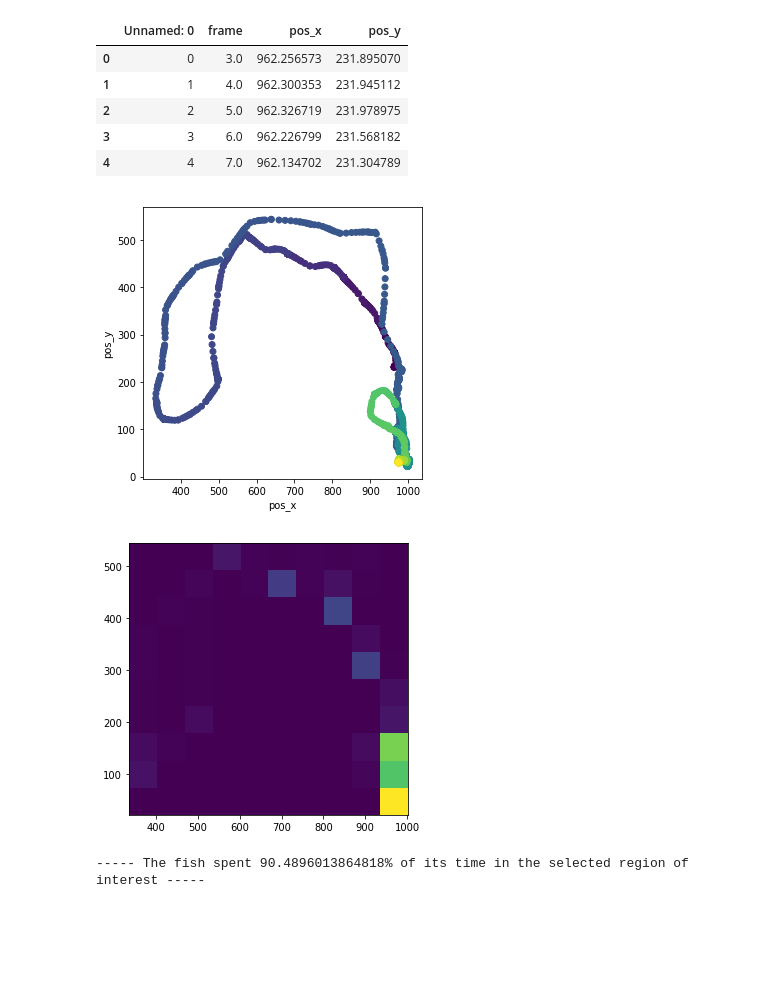
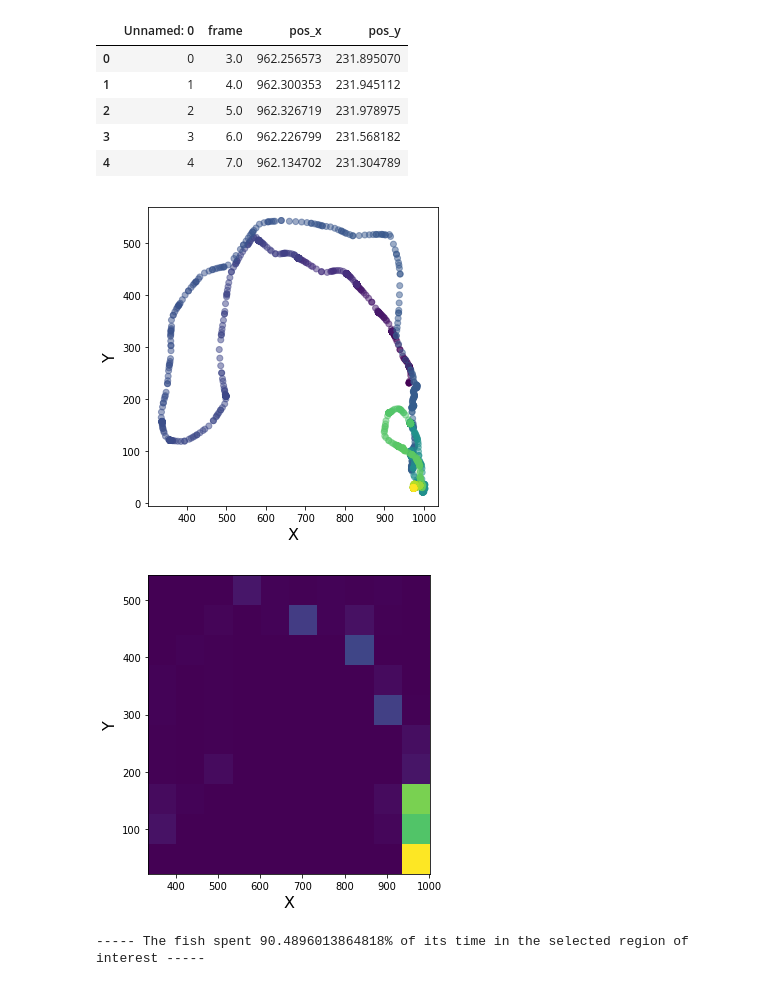
Before and after one commit to vivekhsridhar/tracktor, a Jupyter notebook: examples/flume_fish.ipynb, the cells around one changed output. Drawn from its saved outputs; the diff is of its cells as text; code cells hidden in the pictures; blank space fills up the shorter version.

Commit message:
output high resolution figures for manuscript

```diff
--- a/examples/flume_fish.ipynb
+++ b/examples/flume_fish.ipynb
@@ -121,18 +121,24 @@ df.head()
 # %%
 import matplotlib.pyplot as plt
 
 plt.figure(figsize=(5,5))
-plt.scatter(df['pos_x'], df['pos_y'], c=df['frame'])
-plt.xlabel('pos_x')
-plt.ylabel('pos_y')
+plt.scatter(df['pos_x'], df['pos_y'], c=df['frame'], alpha=0.5)
+plt.xlabel('X', fontsize=16)
+plt.ylabel('Y', fontsize=16)
+plt.tight_layout()
+plt.savefig('ex2_fig1a.eps', format='eps', dpi=1000)
 plt.show()
 
 plt.figure(figsize=(5,5))
 plt.hist2d(df['pos_x'], df['pos_y'], bins=10)
+plt.xlabel('X', fontsize=16)
+plt.ylabel('Y', fontsize=16)
+plt.tight_layout()
+plt.savefig('ex2_fig1b.eps', format='eps', dpi=1000)
 plt.show()
 # %% [output]
-[figure, old version]
+[figure, new version]
-[figure, old version]
+[figure, new version]
 # %%
 cap = cv2.VideoCapture(input_vidpath)
 ret, img = cap.read()
```
Also changed, not shown: 17 other files.
